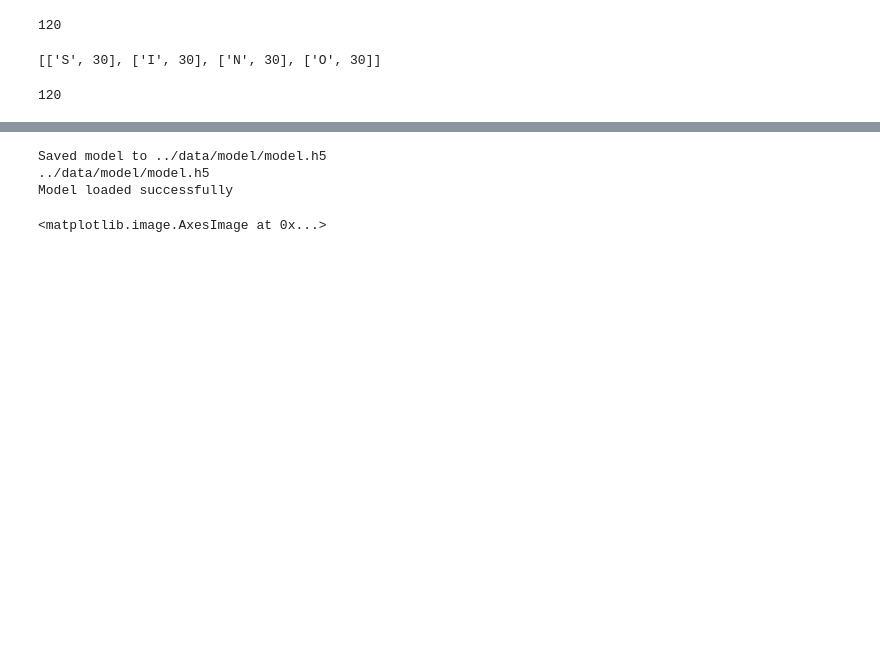
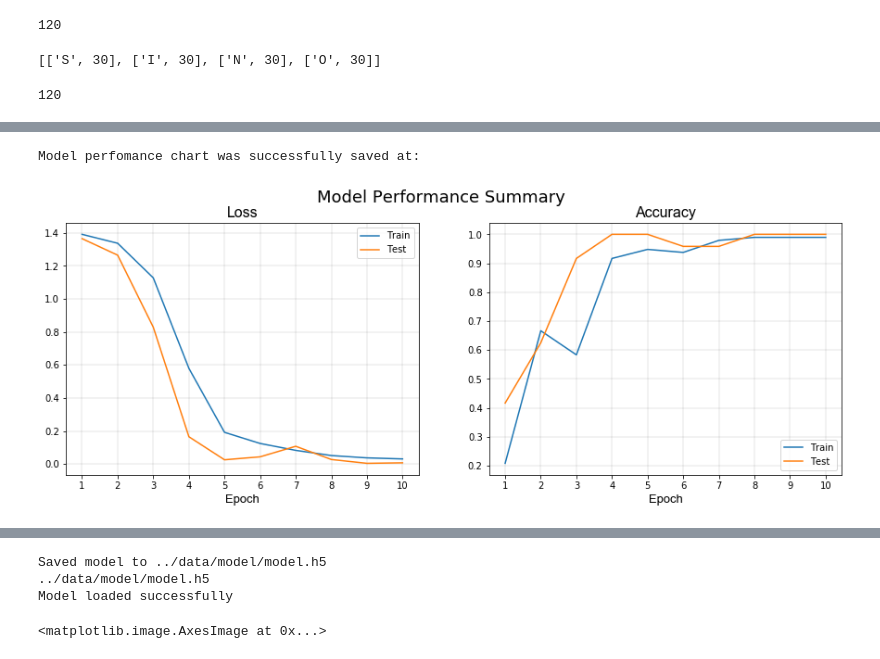
Before and after one commit to nicolas2192/OCR, a Jupyter notebook: notebooks/model.ipynb, the cells around one changed output, grey strips where cells are left out. Saved outputs shown, nothing was run; the diff lists cells and outputs as text; code cells hidden in the pictures; blank space fills up the shorter version.

Commit message:
model script ready. image handler in the pipeline

```diff
--- a/notebooks/model.ipynb
+++ b/notebooks/model.ipynb
@@ -151,6 +106,0 @@ print(y.shape)
-# %%
-# Turning lists into arrays
-#print(len(X), len(y))
-X = np.array(X).reshape(-1, IMG_SIZE, IMG_SIZE, 1) # 1 grayscale, 3 colored images
-#y = np.array(y)
-print(X.shape, y.shape)
@@ -159,4 +106,0 @@ print(X.shape, y.shape)
-# %%
-# Normalizing the training data
-X = tf.keras.utils.normalize(X, axis=1)
-print(X.shape)
@@ -165,5 +107,5 @@ print(X.shape)
 # %%
-def model_setup(X, y, letters_list)
+def model_setup(X, y, letters_list):
 
     # Model's name
     NAME = f"OCR-CNN-{int(time.time())}"
@@ -199,7 +141,10 @@ def model_setup(X, y, letters_list)
     # Model summary
     model.summary()
 
-    return model
+    # Model fitting
+    hist = model.fit(X, y, batch_size=16, epochs=10, validation_split=0.2, callbacks=[tb])
 
-model = model_setup(X, y, LETS)
+    return model, hist
+
+model, hist = model_setup(X, y, LETS)
 # %% [output]
@@ -231,3 +168,42 @@ hist
+# %%
+def plot_performance(hist):
+
+    fig, axes = plt.subplots(1, 2, figsize=(15,5))
+    fig.suptitle("Model Performance Summary", fontsize=18)
+
+    x_ticks = np.arange(1, len(hist.history["loss"]) + 1)
+
+    label_font = {"fontname" : "Arial", "fontsize": 13}
+    title_font = {"fontname" : "Arial", "fontsize": 16}
+
+    axes[0].set_title("Loss", fontdict=title_font)
+    axes[0].set_xlabel("Epoch", fontdict=label_font)
+    axes[0].set_xticks(np.arange(len(x_ticks)))
+    axes[0].set_xticklabels(x_ticks)
+    axes[0].plot(hist.history["loss"], label="Train")
+    axes[0].plot(hist.history["val_loss"], label="Test")
+    axes[0].grid(True, color="black", linewidth=0.1)
+    axes[0].legend()
+
+    axes[1].set_title("Accuracy", fontdict=title_font)
+    axes[1].set_xlabel("Epoch", fontdict=label_font)
+    axes[1].set_xticks(np.arange(len(x_ticks)))
+    axes[1].set_xticklabels(x_ticks)
+    axes[1].plot(hist.history["accuracy"], label="Train")
+    axes[1].plot(hist.history["val_accuracy"], label="Test")
+    axes[1].legend(loc=4)
+    axes[1].grid(True, color="black", linewidth=0.1)
+
+    try:
+        plt.savefig("performance.png")
+        print("Model perfomance chart was successfully saved at: ")
+    except Exception as e:
+        print("Error saving model chart")
+
+plot_performance(hist)
+# %% [output]
+Model perfomance chart was successfully saved at:
+[figure, added]
 # %%
 loss, acc = model.evaluate(X, y)
 # %% [output]
```
Also changed, not shown: parts of 11 cells of this notebook, 11 other files.
